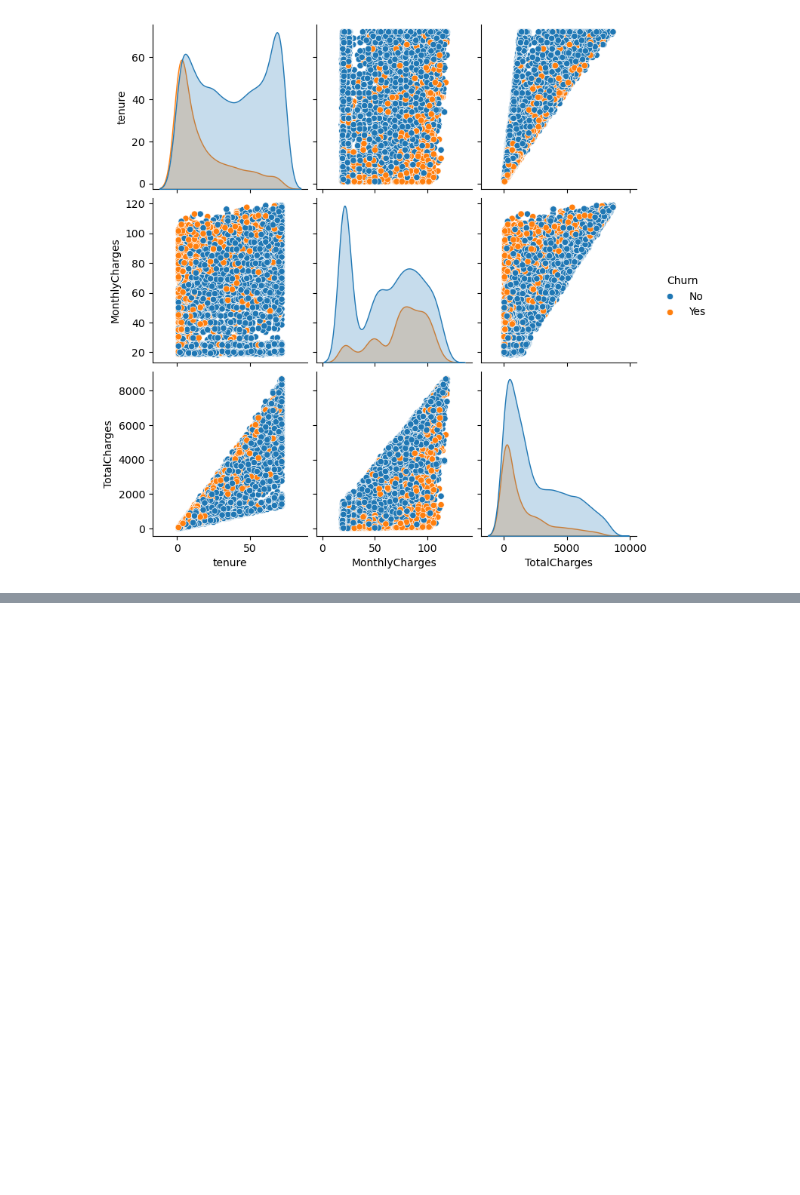
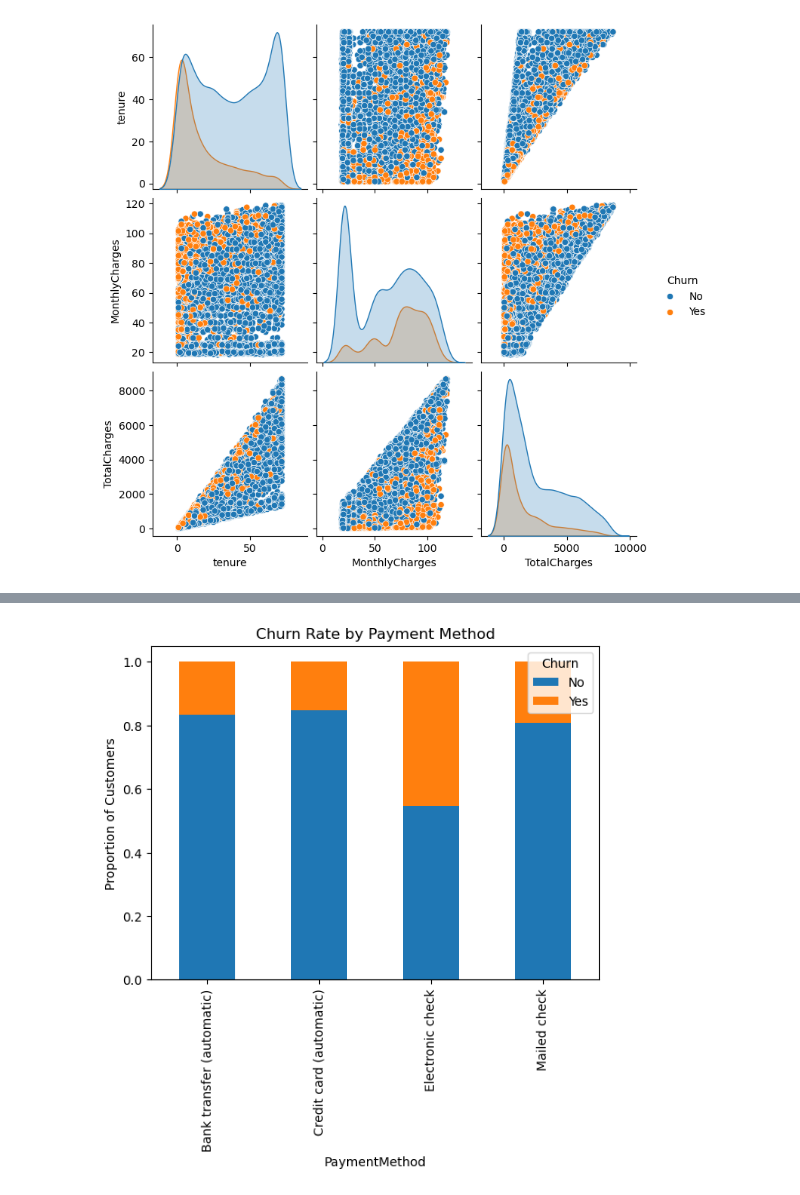
Before and after one commit to rmd360/machinelearningproject, a Jupyter notebook: Customer Churn Prediction.ipynb, the cells around one changed output, grey strips where cells are left out. Saved outputs shown, nothing was run; the diff lists cells and outputs as text; code cells hidden in the pictures; blank space fills up the shorter version.

```diff
--- a/Customer Churn Prediction.ipynb
+++ b/Customer Churn Prediction.ipynb
@@ -360,0 +393,8 @@ plt.show()
+# %%
+payment_churn = df.groupby('PaymentMethod')['Churn'].value_counts(normalize=True).unstack()
+payment_churn.plot(kind='bar', stacked=True)
+plt.title('Churn Rate by Payment Method')
+plt.ylabel('Proportion of Customers')
+plt.show()
+# %% [output]
+[figure, added]
```
Also changed, not shown: parts of 5 cells of this notebook.
